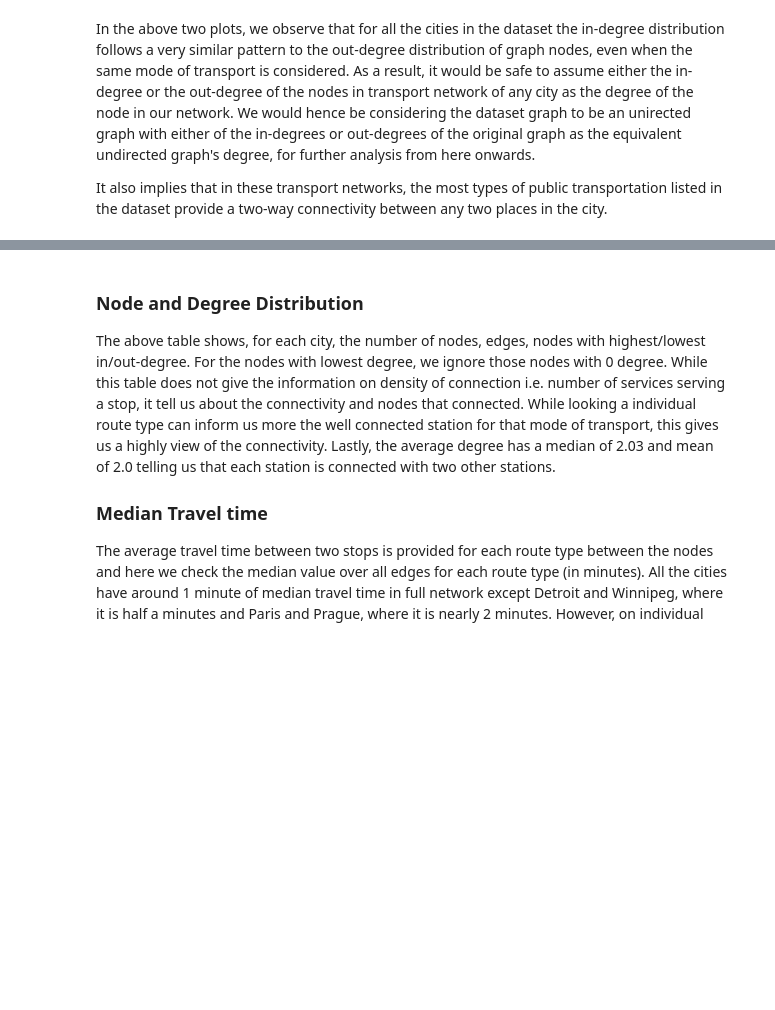
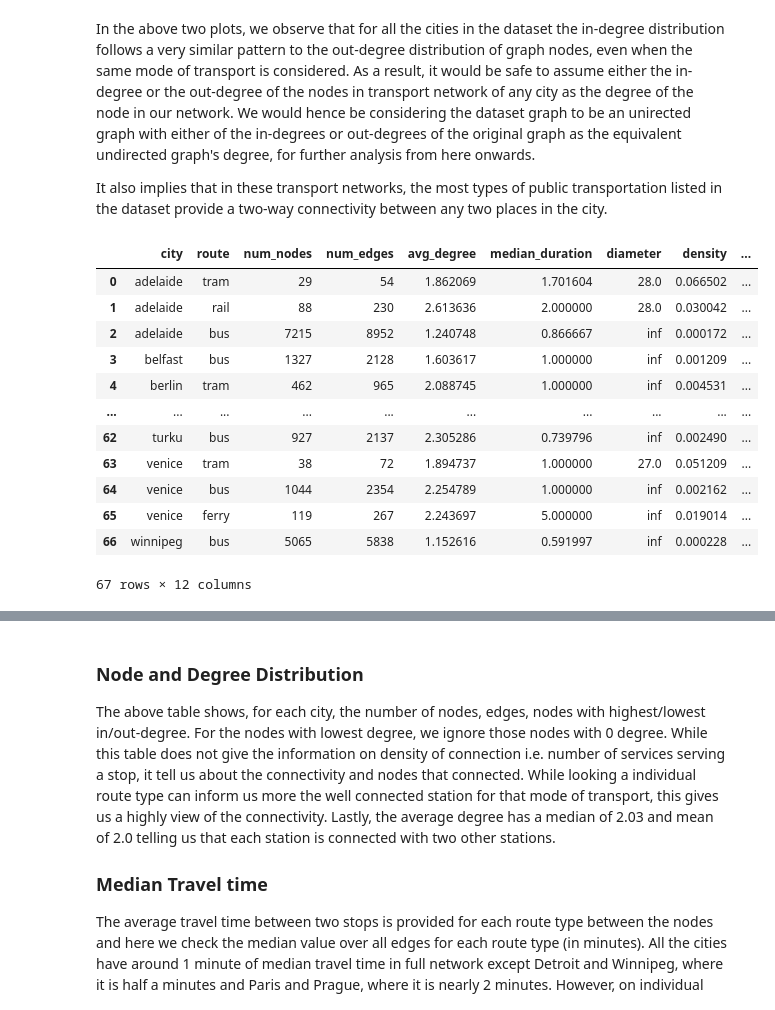
Before and after one commit to ravinitheshreddy/urban-transit-networks-analysis, a Jupyter notebook: notebooks/EDA/exploration.ipynb, the cells around one changed output, grey strips where cells are left out. Cells and saved outputs as stored; diff of their text form; code cells hidden in the pictures; blank space fills up the shorter version.

```diff
--- a/notebooks/EDA/exploration.ipynb
+++ b/notebooks/EDA/exploration.ipynb
@@ -287,23 +321,37 @@ In the above two plots, we observe that for all the cities in the dataset the in
 It also implies that in these transport networks, the most types of public transportation listed in the dataset provide a two-way connectivity between any two places in the city.
 # %%
 # Create a list to store metrics for each city
-city_metrics_list = []
+city_metrics_list_dir = []
 
 # Loop over cities and load their graphs, then calculate metrics and add them to the list
 for city, city_graphs in tqdm(cities_graphs_dir.items()):
     for route_type, route_graph in city_graphs.items():
 
         if ((route_graph is not None) and (route_type not in ["cablecar", "full"])):
             # Calculate city metrics
             city_metrics = calculate_city_metrics(city, route_type, route_graph)
 
             # Add city metrics to the list
-            city_metrics_list.append(city_metrics)
+            city_metrics_list_dir.append(city_metrics)
 
 # Create a dataframe with the metrics for all cities
-city_metrics_df = pd.DataFrame(city_metrics_list)
+city_metrics_dir_df = pd.DataFrame(city_metrics_list_dir)
 
 # Print the dataframe
-city_metrics_df
+city_metrics_dir_df
+# %% [output]
+|  | city | route | num_nodes | num_edges | avg_degree | median_duration | diameter | density | ... |
+| 0 | adelaide | tram | 29 | 54 | 1.862069 | 1.701604 | 28.0 | 0.066502 | ... |
+| 1 | adelaide | rail | 88 | 230 | 2.613636 | 2.000000 | 28.0 | 0.030042 | ... |
+| 2 | adelaide | bus | 7215 | 8952 | 1.240748 | 0.866667 | inf | 0.000172 | ... |
+| 3 | belfast | bus | 1327 | 2128 | 1.603617 | 1.000000 | inf | 0.001209 | ... |
+| 4 | berlin | tram | 462 | 965 | 2.088745 | 1.000000 | inf | 0.004531 | ... |
+| ... | ... | ... | ... | ... | ... | ... | ... | ... | ... |
+| 62 | turku | bus | 927 | 2137 | 2.305286 | 0.739796 | inf | 0.002490 | ... |
+| 63 | venice | tram | 38 | 72 | 1.894737 | 1.000000 | 27.0 | 0.051209 | ... |
+| 64 | venice | bus | 1044 | 2354 | 2.254789 | 1.000000 | inf | 0.002162 | ... |
+| 65 | venice | ferry | 119 | 267 | 2.243697 | 5.000000 | inf | 0.019014 | ... |
+| 66 | winnipeg | bus | 5065 | 5838 | 1.152616 | 0.591997 | inf | 0.000228 | ... |
+67 rows × 12 columns
 # %%
 plt.figure(figsize=(12,10))
```
Also changed, not shown: parts of 15 cells of this notebook.
